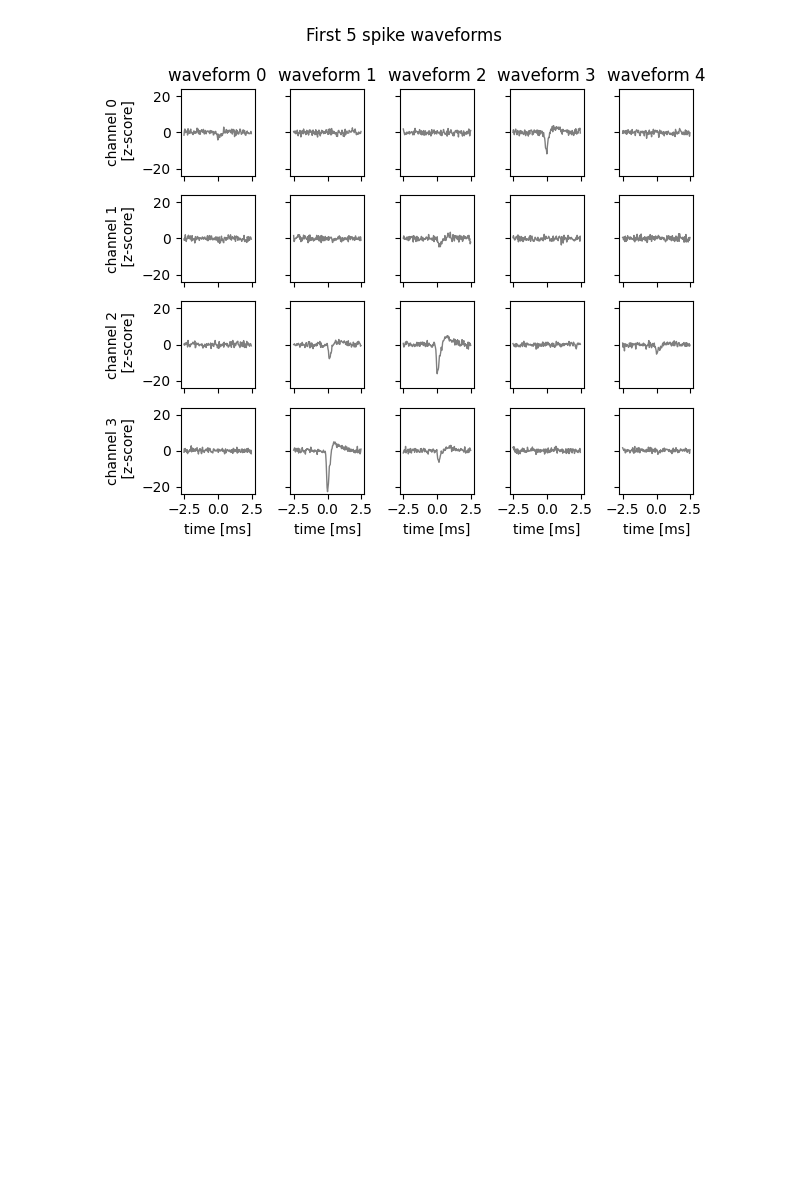
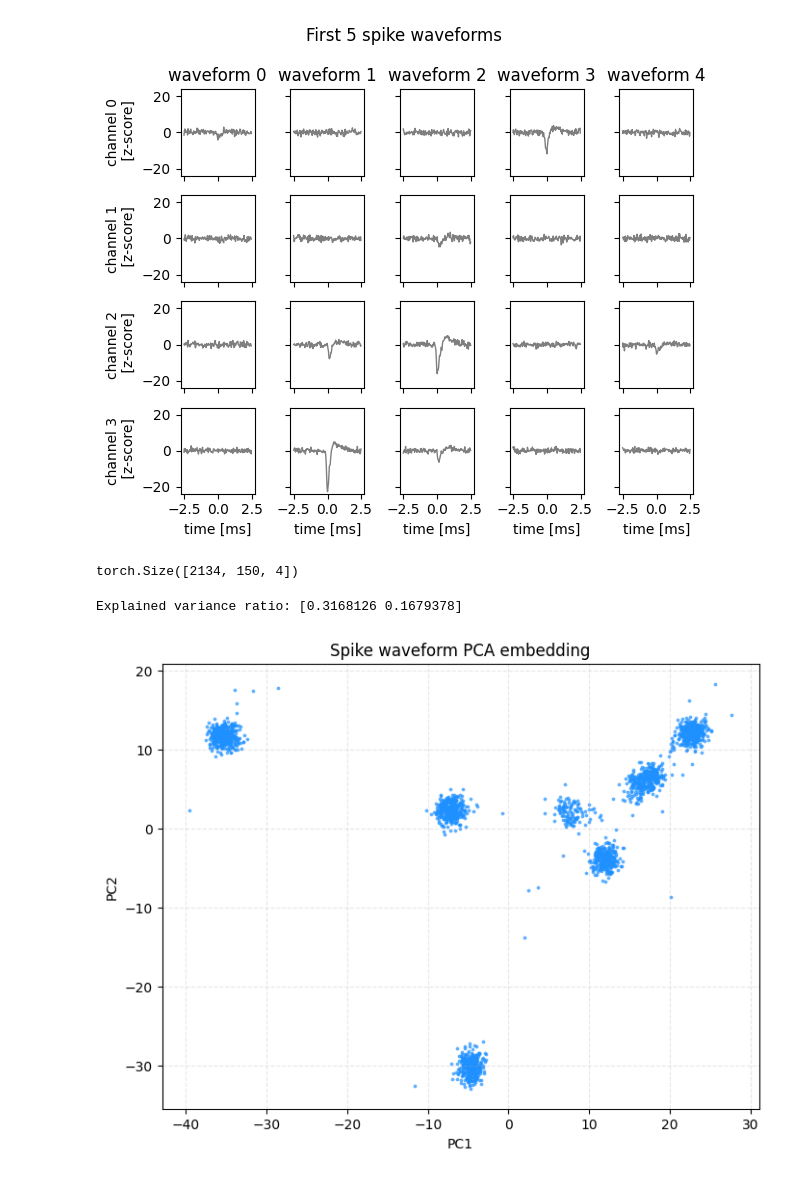
Before and after one commit to mariakesa/MITNeuralComputation, a Jupyter notebook: ScottLindermanBook/spike_sorting_by_clustering.ipynb, the cells around one changed output. Saved outputs shown, nothing was run; the diff lists cells and outputs as text; code cells hidden in the pictures; blank space fills up the shorter version.

```diff
--- a/ScottLindermanBook/spike_sorting_by_clustering.ipynb
+++ b/ScottLindermanBook/spike_sorting_by_clustering.ipynb
@@ -385,3 +385,35 @@ fig.suptitle("First 5 spike waveforms", y=1.05)
 # %% [output]
 Text(0.5, 1.05, 'First 5 spike waveforms')
 [figure]
+# %%
+spike_waveforms.shape
+# %% [output]
+torch.Size([2134, 150, 4])
+# %%
+import torch
+import numpy as np
+from sklearn.decomposition import PCA
+import matplotlib.pyplot as plt
+
+# assume spike_waveforms: [num_spikes, window, channels]
+num_spikes, window, num_channels = spike_waveforms.shape
+
+# flatten each waveform across time × channels
+X = spike_waveforms.reshape(num_spikes, -1).cpu().numpy()
+
+# center and apply PCA
+pca = PCA(n_components=2)
+X_pca = pca.fit_transform(X)
+
+print(f"Explained variance ratio: {pca.explained_variance_ratio_}")
+
+plt.figure(figsize=(8, 6))
+plt.scatter(X_pca[:, 0], X_pca[:, 1], s=3, alpha=0.6, c="dodgerblue")
+plt.xlabel("PC1")
+plt.ylabel("PC2")
+plt.title("Spike waveform PCA embedding")
+plt.grid(True, ls="--", alpha=0.3)
+plt.show()
+# %% [output]
+Explained variance ratio: [0.3168126 0.1679378]
+[figure, added]
```
Also changed, not shown: parts of 2 cells of this notebook.
